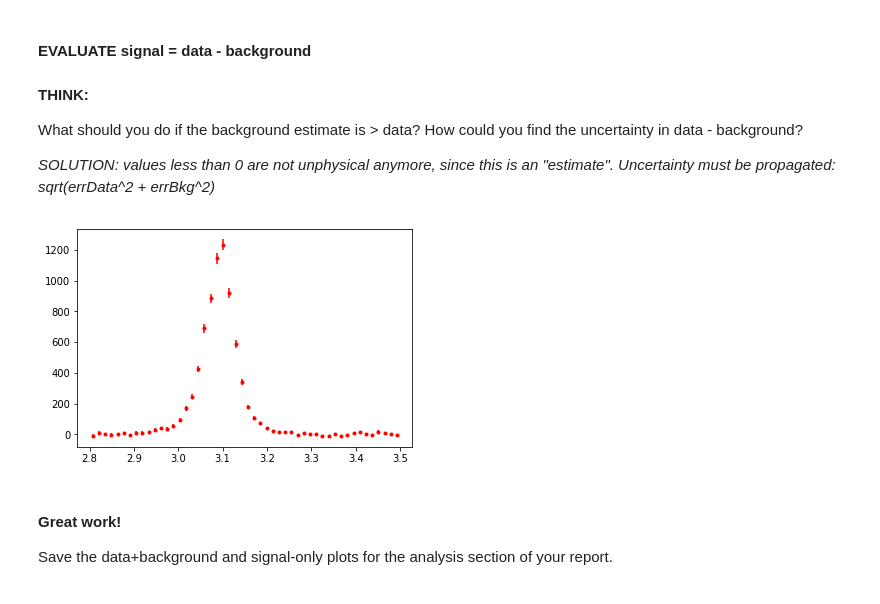
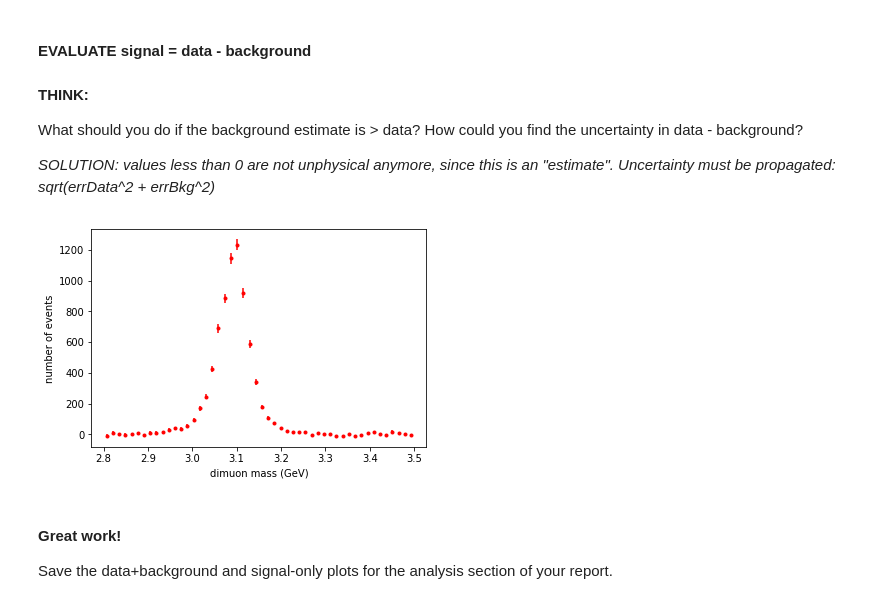
Before and after one commit to bethel-physics/ParticleDiscoveryLab, a Jupyter notebook: PythonAnalysis/MuonAnalysis_solutions.ipynb, the cells around one changed output. Saved outputs shown, nothing was run; the diff lists cells and outputs as text; code cells hidden in the pictures.

```diff
--- a/PythonAnalysis/MuonAnalysis_solutions.ipynb
+++ b/PythonAnalysis/MuonAnalysis_solutions.ipynb
@@ -263,14 +263,16 @@ What should you do if the background estimate is > data? How could you find the
 # %%
 # Subtract background and plot the resulting signal with error bars
 signalCounts = massCounts - fittedCounts
 signalErrors = [[],[]]
 signalErrors[0] = np.sqrt(signalCounts + fittedCounts)
 signalErrors[1] = np.maximum(np.sqrt(signalCounts + fittedCounts),np.ones(len(signalCounts)))
 
 plt.errorbar(massCenters,signalCounts,yerr=signalErrors,fmt='.r',ecolor='r')
+plt.xlabel('dimuon mass (GeV)')
+plt.ylabel('number of events')
 plt.show()
 # %% [output]
-[figure, old version]
+[figure, new version]
 # %% [markdown]
 #### Great work!
 Save the data+background and signal-only plots for the analysis section of your report.
```
Also changed, not shown: parts of 2 cells of this notebook.
